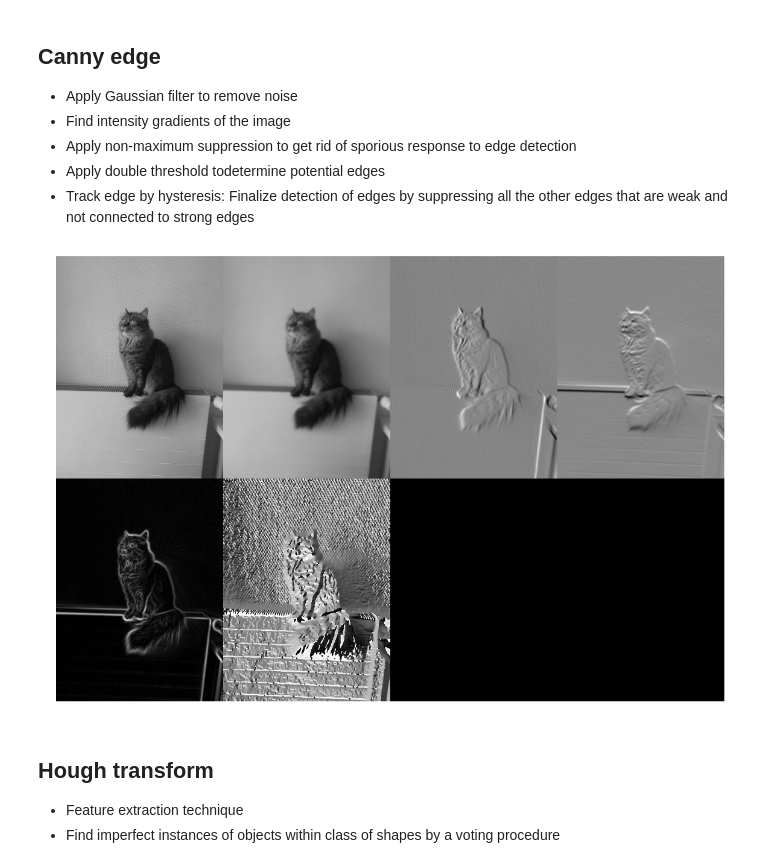
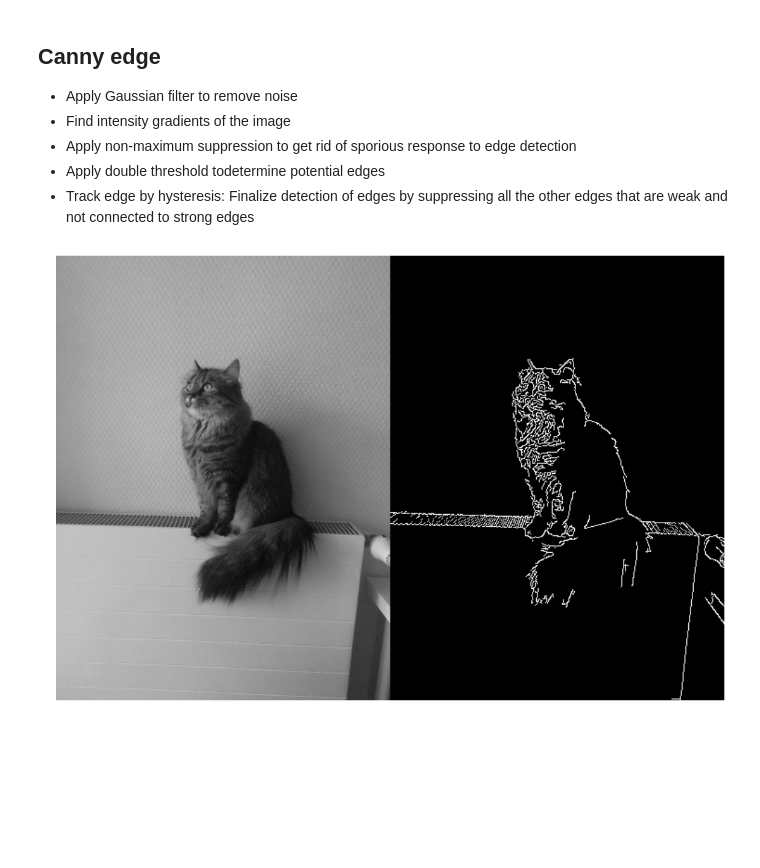
Before and after one commit to justayak/computer_vision_ws2015, a Jupyter notebook: play/Overview.ipynb, the cells around one changed output. Cells and saved outputs as stored; diff of their text form; code cells hidden in the pictures; blank space fills up the shorter version.

```diff
--- a/play/Overview.ipynb
+++ b/play/Overview.ipynb
@@ -64,48 +69,9 @@ Smila = jv.imresize(Smila, size)
 * Apply non-maximum suppression to get rid of sporious response to edge detection
 * Apply double threshold todetermine potential edges
 * Track edge by hysteresis: Finalize detection of edges by suppressing all the other edges that are weak and not connected to strong edges
-# %%
-I = Smila.copy()
-
-def translate(value, leftMin, leftMax, rightMin, rightMax):
-    # Figure out how 'wide' each range is
-    dtype = value.dtype
-    leftSpan = abs(float(leftMax - leftMin))
-    rightSpan = rightMax - rightMin
-    value -= leftMin
-    value = value / leftSpan
-    value *= rightSpan
-    return value.astype(dtype)
-
-def sobel(I):
-    Kx = np.array([[-1, 0, 1],[-2, 0, 2],[-1, 0, 1]])
-    Ky = Kx.T
-    Sx = signal.convolve2d(I, Kx, boundary='symm', mode='same')
-    Sy = signal.convolve2d(I, Ky, boundary='symm', mode='same')
-    return Sx, Sy
-
-def canny_edge(I, Debug=[]):
-    Ig = ndimage.filters.gaussian_filter(I, 1.4)
-    Ix, Iy = sobel(Ig)
-    G = np.sqrt(Ix * Ix + Iy * Iy)
-    Phi = np.arctan2(Ix, Iy)
-
-    Debug.append(I)
-    Debug.append(Ig)
-    Debug.append(Ix)
-    Debug.append(Iy)
-    Debug.append(G)
-    Debug.append(Phi)
-
-    return G
-
-Out = []
-Ig = canny_edge(I, Debug=Out)
-jv.plot_mats(Out, cols=4)
-# %% [output]
-[figure, removed]
-# %% [markdown]
-## Hough transform
-
-* Feature extraction technique
-* Find imperfect instances of objects within class of shapes by a voting procedure
+# %%
+I = Smila.copy()
+E = cv2.Canny(I, 70, 200)
+jv.plot_mats([I, E], cols=2, size=16)
+# %% [output]
+[figure, added]
```
Also changed, not shown: parts of 6 cells of this notebook, 3 other files.
